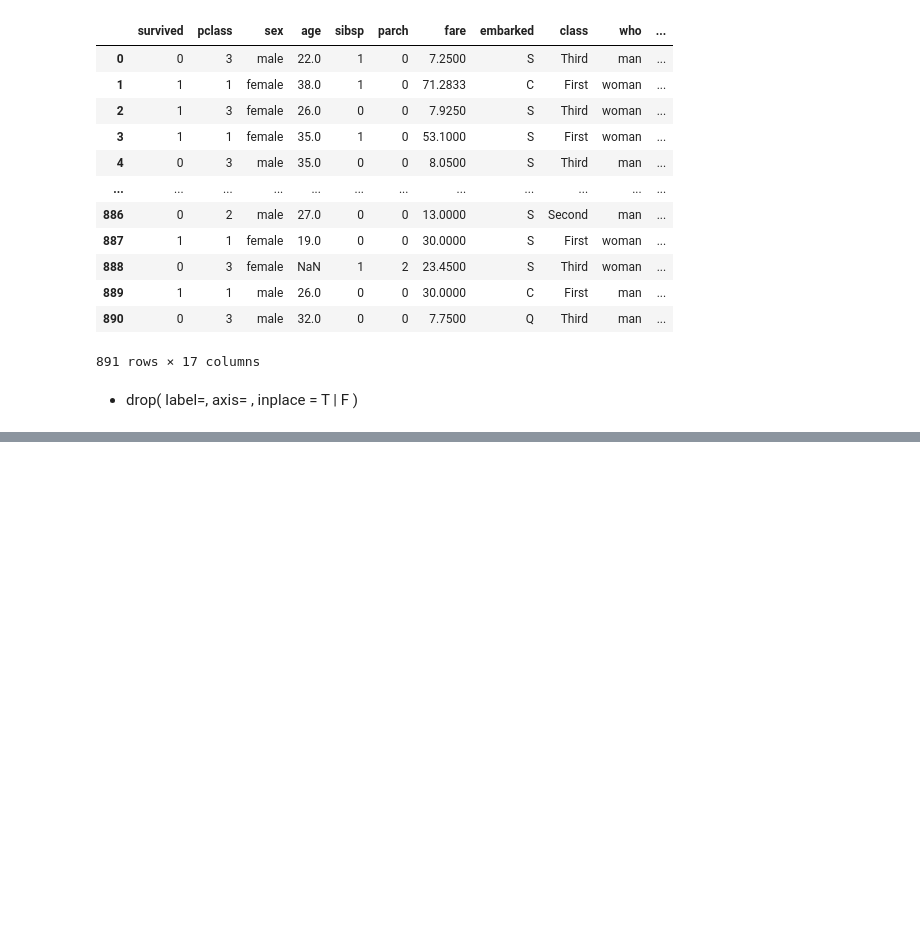
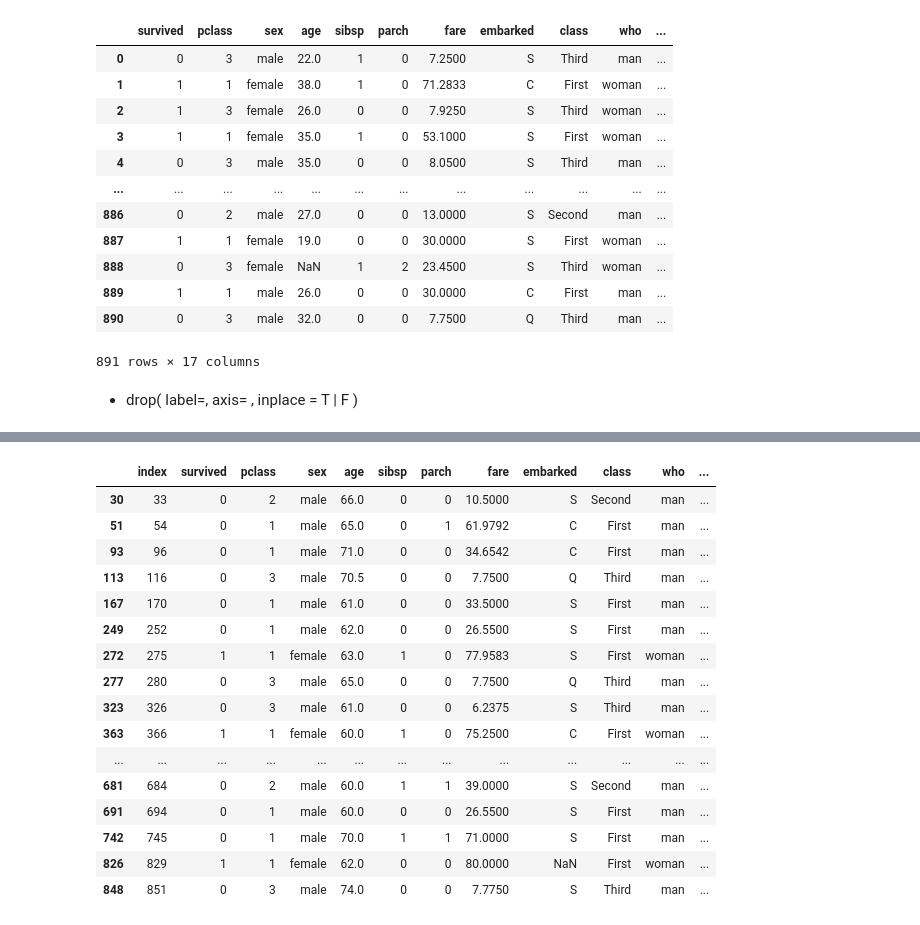
Before and after one commit to Supreme-YS/TIL, a Jupyter notebook: Data_Analysis/Pandas[02].ipynb, the cells around one changed output, grey strips where cells are left out. Saved outputs shown, nothing was run; the diff lists cells and outputs as text; code cells hidden in the pictures; blank space fills up the shorter version.

```diff
--- a/Data_Analysis/Pandas[02].ipynb
+++ b/Data_Analysis/Pandas[02].ipynb
@@ -364,0 +399,3 @@ datasets
+# %%
+datasets_drop_df = datasets.drop([0,2,3], axis = 0, inplace=False)
+datasets_drop_df.index.shape
@@ -364,0 +495,2 @@ datasets
+# %%
+datasets_reset_idx_df = datasets_drop_df.reset_index(inplace=False)
@@ -364,0 +554,21 @@ datasets
+# %%
+# 나이가 60 이상인 정보만 추출하고 싶다면?
+datasets_reset_idx_df[datasets_reset_idx_df['age'] >= 60]
+# %% [output]
+|  | index | survived | pclass | sex | age | sibsp | parch | fare | embarked | class | who | ... |
+| 30 | 33 | 0 | 2 | male | 66.0 | 0 | 0 | 10.5000 | S | Second | man | ... |
+| 51 | 54 | 0 | 1 | male | 65.0 | 0 | 1 | 61.9792 | C | First | man | ... |
+| 93 | 96 | 0 | 1 | male | 71.0 | 0 | 0 | 34.6542 | C | First | man | ... |
+| 113 | 116 | 0 | 3 | male | 70.5 | 0 | 0 | 7.7500 | Q | Third | man | ... |
+| 167 | 170 | 0 | 1 | male | 61.0 | 0 | 0 | 33.5000 | S | First | man | ... |
+| 249 | 252 | 0 | 1 | male | 62.0 | 0 | 0 | 26.5500 | S | First | man | ... |
+| 272 | 275 | 1 | 1 | female | 63.0 | 1 | 0 | 77.9583 | S | First | woman | ... |
+| 277 | 280 | 0 | 3 | male | 65.0 | 0 | 0 | 7.7500 | Q | Third | man | ... |
+| 323 | 326 | 0 | 3 | male | 61.0 | 0 | 0 | 6.2375 | S | Third | man | ... |
+| 363 | 366 | 1 | 1 | female | 60.0 | 1 | 0 | 75.2500 | C | First | woman | ... |
+| ... | ... | ... | ... | ... | ... | ... | ... | ... | ... | ... | ... | ... |
+| 681 | 684 | 0 | 2 | male | 60.0 | 1 | 1 | 39.0000 | S | Second | man | ... |
+| 691 | 694 | 0 | 1 | male | 60.0 | 0 | 0 | 26.5500 | S | First | man | ... |
+| 742 | 745 | 0 | 1 | male | 70.0 | 1 | 1 | 71.0000 | S | First | man | ... |
+| 826 | 829 | 1 | 1 | female | 62.0 | 0 | 0 | 80.0000 | NaN | First | woman | ... |
+| 848 | 851 | 0 | 3 | male | 74.0 | 0 | 0 | 7.7750 | S | Third | man | ... |
```
Also changed, not shown: parts of 15 cells of this notebook.
